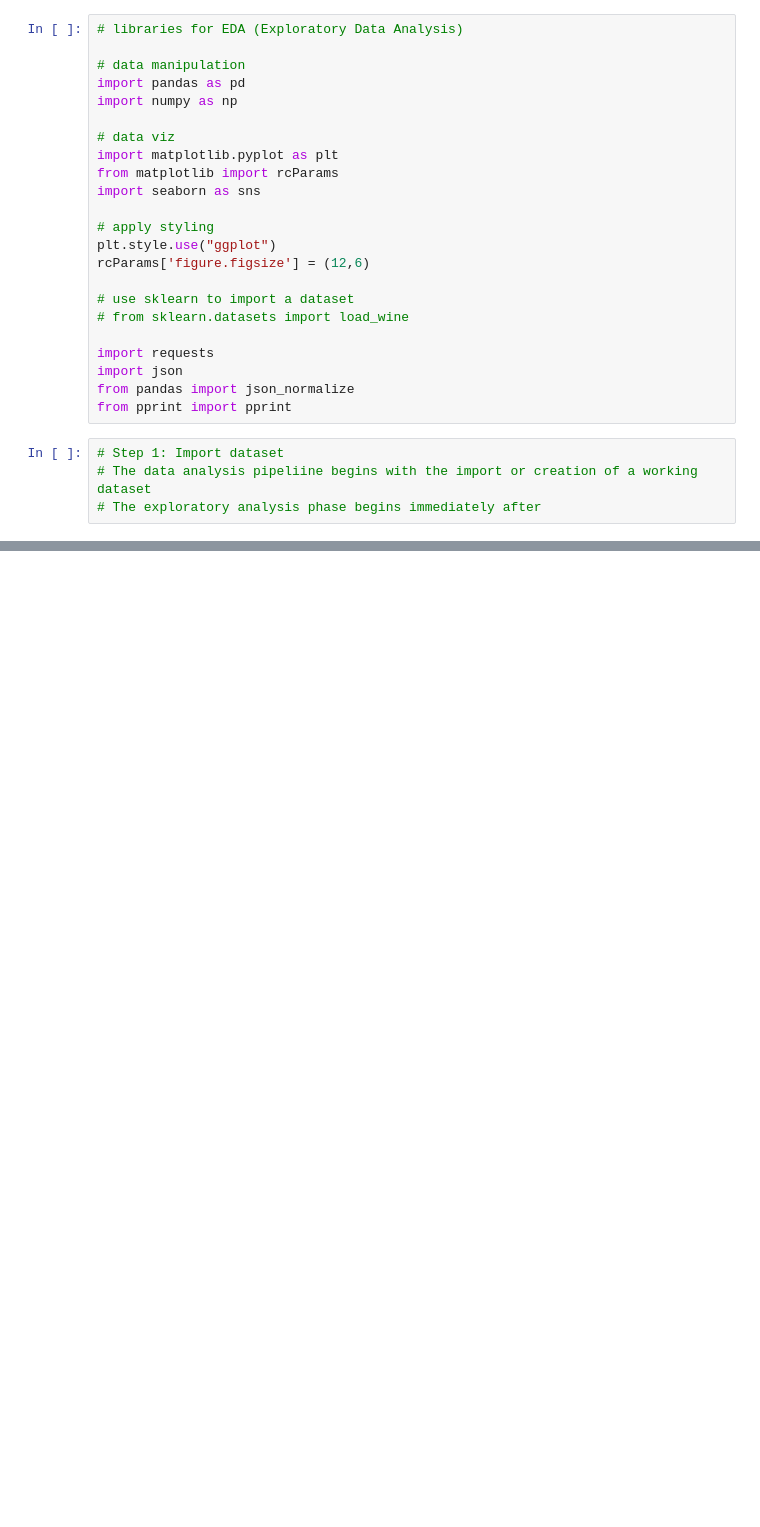
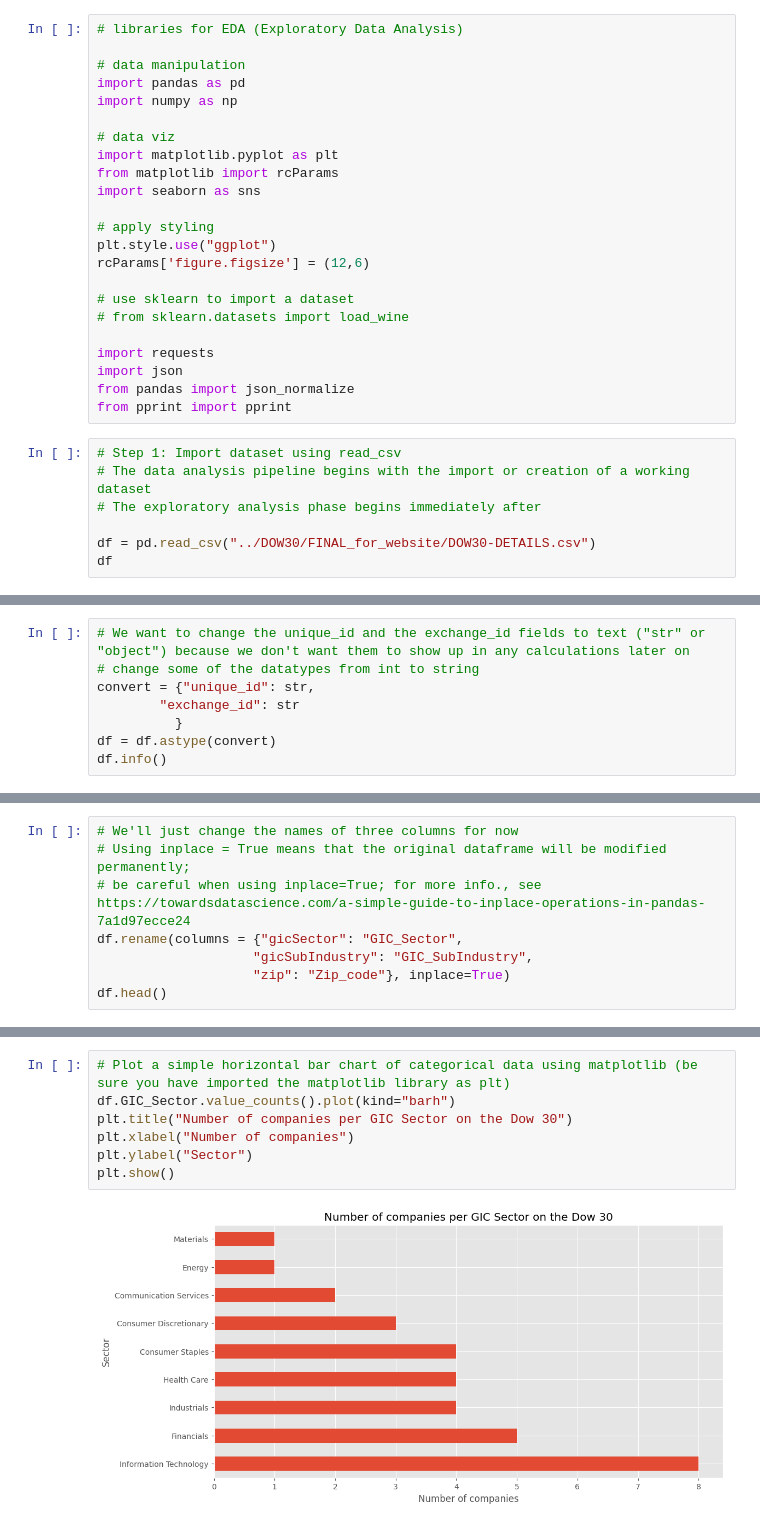
Before and after one commit to Jenkir/Dow-30-EDA, a Jupyter notebook: Dow-30-EDA-011624.ipynb, the cells around one changed output, grey strips where cells are left out. Drawn from its saved outputs; the diff is of its cells as text; blank space fills up the shorter version.

Commit message:
Adding example of exploratory data analysis including charts

```diff
--- a/Dow-30-EDA-011624.ipynb
+++ b/Dow-30-EDA-011624.ipynb
@@ -24,6 +26,9 @@ import json
 from pandas import json_normalize
 from pprint import pprint
 # %%
-# Step 1: Import dataset
-# The data analysis pipeliine begins with the import or creation of a working dataset
+# Step 1: Import dataset using read_csv
+# The data analysis pipeline begins with the import or creation of a working dataset
 # The exploratory analysis phase begins immediately after
+
+df = pd.read_csv("../DOW30/FINAL_for_website/DOW30-DETAILS.csv")
+df
@@ -33,0 +97,8 @@ url = "https://apis.esganalytics.io/cqgyyyi33un9zstw/"
+# %%
+# We want to change the unique_id and the exchange_id fields to text ("str" or "object") because we don't want them to show up in any calculations later on
+# change some of the datatypes from int to string
+convert = {"unique_id": str,
+        "exchange_id": str
+          }
+df = df.astype(convert)
+df.info()
@@ -33,0 +139,8 @@ url = "https://apis.esganalytics.io/cqgyyyi33un9zstw/"
+# %%
+# We'll just change the names of three columns for now
+# Using inplace = True means that the original dataframe will be modified permanently;
+# be careful when using inplace=True; for more info., see  https://towardsdatascience.com/a-simple-guide-to-inplace-operations-in-pandas-7a1d97ecce24
+df.rename(columns = {"gicSector": "GIC_Sector",
+                    "gicSubIndustry": "GIC_SubIndustry",
+                    "zip": "Zip_code"}, inplace=True)
+df.head()
@@ -33,0 +222,9 @@ url = "https://apis.esganalytics.io/cqgyyyi33un9zstw/"
+# %%
+# Plot a simple horizontal bar chart of categorical data using matplotlib (be sure you have imported the matplotlib library as plt)
+df.GIC_Sector.value_counts().plot(kind="barh")
+plt.title("Number of companies per GIC Sector on the Dow 30")
+plt.xlabel("Number of companies")
+plt.ylabel("Sector")
+plt.show()
+# %% [output]
+[figure, added]
```
Also changed, not shown: parts of 21 cells of this notebook.
